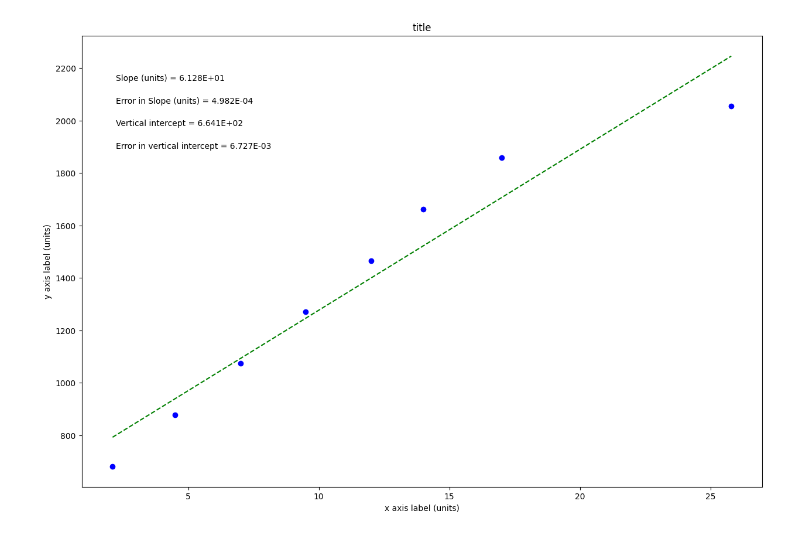
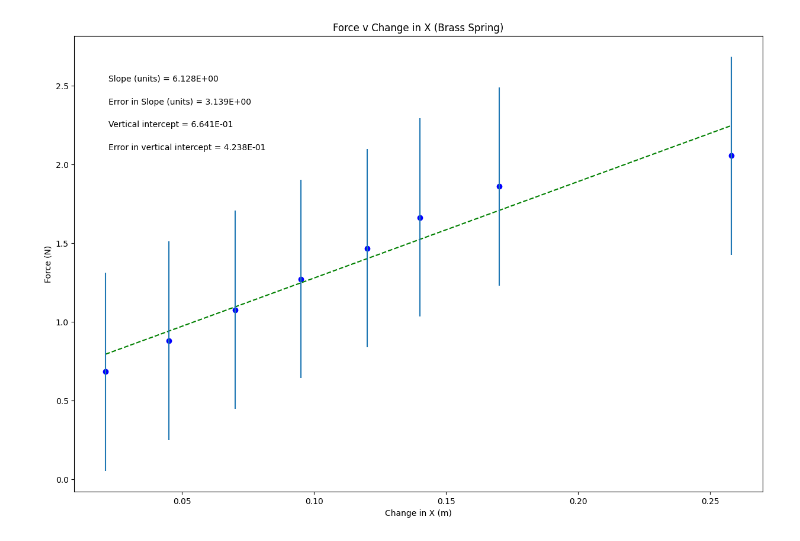
Before and after one commit to Isaac-LaF/PHSX-Lab-2, a Jupyter notebook: PHSXlab_plotting_template.ipynb, the cells around one changed output. Saved outputs shown, nothing was run; the diff lists cells and outputs as text; code cells hidden in the pictures.

Commit message:
brass spring

```diff
--- a/PHSXlab_plotting_template.ipynb
+++ b/PHSXlab_plotting_template.ipynb
@@ -19,11 +19,11 @@ import matplotlib.pyplot as plt
 #variable names should start with a letter and must contain only letters, numbers, and underscores
 
 
-ChangeInX = np.array([2.1, 4.5, 7.0, 9.5, 12.0, 14.0, 17.0, 25.8])
+ChangeInX = np.array([.021, .045, .070, .095, .120, .140, .170, .258])
 
-Force = np.array([682.08, 878.08, 1074.08, 1270.08, 1466.08, 1662.08, 1858.08, 2054.08])
+Force = np.array([.68208, .87808, 1.07408, 1.27008, 1.46608, 1.66208, 1.85808, 2.05408])
 
-error = np.array([0.01, 0.01, 0.01, 0.01, 0.01, 0.01, 0.01, 0.01])
+error = np.array([0.63, 0.63, 0.63, 0.63, 0.63, 0.63, 0.63, 0.63])
 
 
 
@@ -37,9 +37,9 @@ dy = error        #this should be your error in y array
 
 #UPDATE EACH OF THESE 4 STRINGS FOR YOUR PLOT LABELS AS YOU WANT THEM TO APPEAR
 
-plot_title= 'title'
-x_label= 'x axis label (units)'
-y_label= 'y axis label (units)'
+plot_title= 'Force v Change in X (Brass Spring)'
+x_label= 'Change in X (m)'
+y_label= 'Force (N)'
 slope_units= 'units'
 
 #UPDATE ANNOTATION PLACEMENT SO IT'S OUT OF WAY OF PLOTTED DATA AND BEST FIT LINE
@@ -92,31 +92,31 @@ elif annotation_placement==3 or annotation_placement==4:
 #Don't need to change anything in this section!
 
 #Plot data on graph. Plot error bars and place values for slope,
 #error in slope, and vertical intercept (plus error) on the plot using "annotate"
 
 plt.figure(figsize=(15,10))
 
 plt.plot(x, fit, color='green', linestyle='--')
 plt.scatter(x, y, color='blue', marker='o')
 
 plt.xlabel(x_label)
 plt.ylabel(y_label)
 plt.title(plot_title)
 
 plt.errorbar(x, y, yerr=dy, xerr=None, fmt="none") #don't need to plot x error bars
 
 plt.annotate('Slope ({}) = {value:.{digits}E}'.format(slope_units,value=m, digits=3),
              (xpos, ypos[0]), xycoords='axes fraction')
 
 plt.annotate('Error in Slope ({}) = {value:.{digits}E}'.format(slope_units,value=dm, digits=3),
              (xpos, ypos[1]), xycoords='axes fraction')
 
 plt.annotate('Vertical intercept = {value:.{digits}E}'.format(value=b, digits=3),
              (xpos, ypos[2]), xycoords='axes fraction')
 
 plt.annotate('Error in vertical intercept = {value:.{digits}E}'.format(value=db, digits=3),
              (xpos, ypos[3]), xycoords='axes fraction')
 
 plt.show()
 # %% [output]
-[figure, old version]
+[figure, new version]
```
